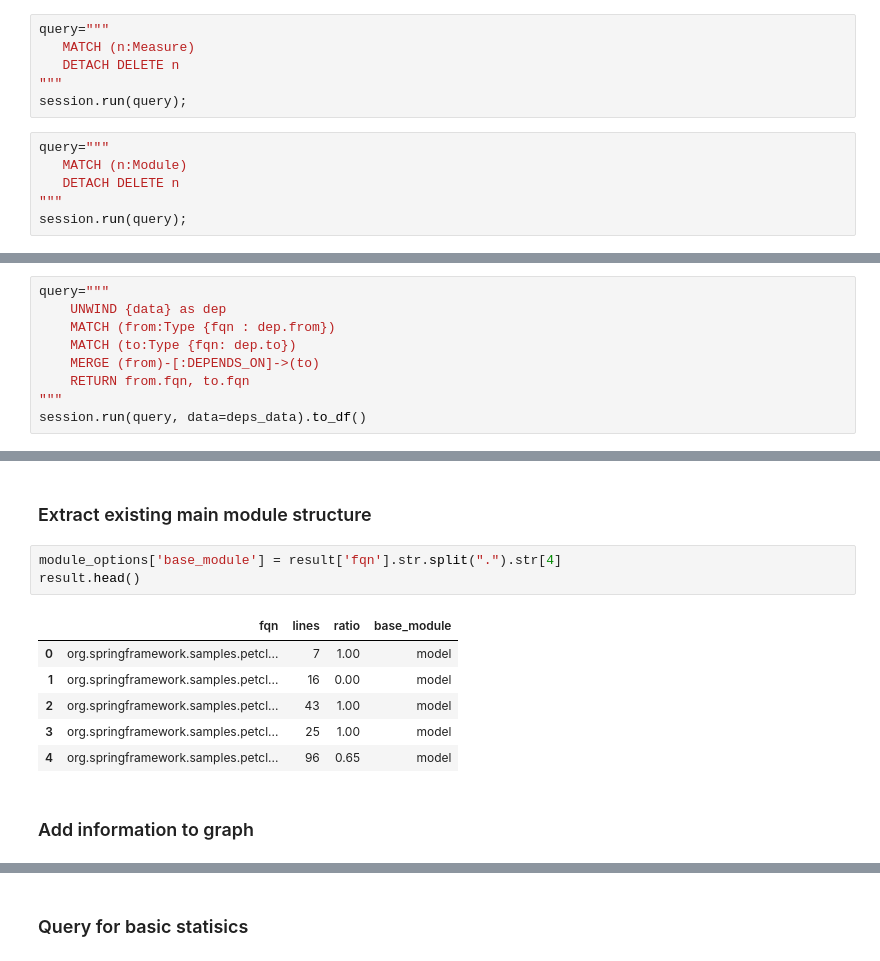
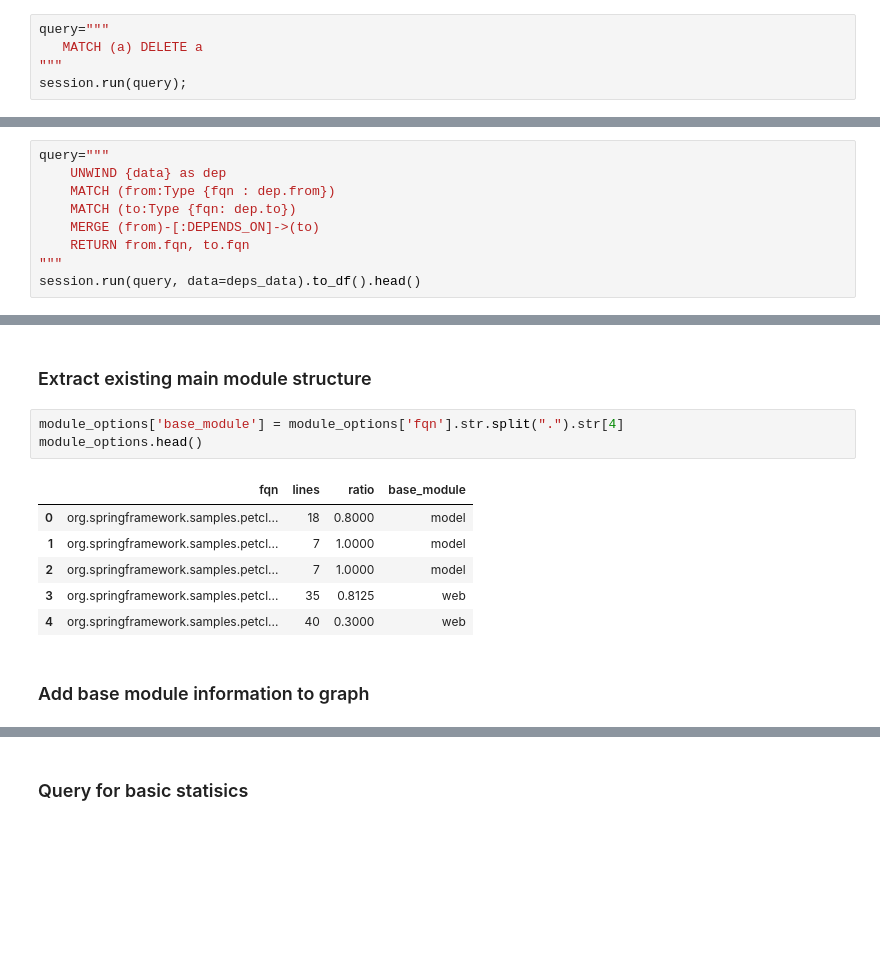
Before and after one commit to feststelltaste/sas2024, a Jupyter notebook: Modularization options with Neo4j.ipynb, the cells around one changed output, grey strips where cells are left out. Cells and saved outputs as stored; diff of their text form; blank space fills up the shorter version.

```diff
--- a/Modularization options with Neo4j.ipynb
+++ b/Modularization options with Neo4j.ipynb
@@ -21,16 +20,9 @@ query="""
 session.run(query);
 # %%
 query="""
-   MATCH (n:Measure)
-   DETACH DELETE n
+   MATCH (a) DELETE a
 """
 session.run(query);
-# %%
-query="""
-   MATCH (n:Module)
-   DETACH DELETE n
-"""
-session.run(query);
 # %% [markdown]
 # Data import
 # %% [markdown]
@@ -162,7 +156,7 @@ query="""
     MERGE (from)-[:DEPENDS_ON]->(to)
     RETURN from.fqn, to.fqn
 """
-session.run(query, data=deps_data).to_df()
+session.run(query, data=deps_data).to_df().head()
 # %% [output]
 |  | from.fqn | to.fqn |
 | 0 | org.springframework.samples.petcl... | org.springframework.samples.petcl... |
@@ -420,17 +396,17 @@ module_options
 # %% [markdown]
 ### Extract existing main module structure
 # %%
-module_options['base_module'] = result['fqn'].str.split(".").str[4]
-result.head()
+module_options['base_module'] = module_options['fqn'].str.split(".").str[4]
+module_options.head()
 # %% [output]
 |  | fqn | lines | ratio | base_module |
-| 0 | org.springframework.samples.petcl... | 7 | 1.00 | model |
-| 1 | org.springframework.samples.petcl... | 16 | 0.00 | model |
-| 2 | org.springframework.samples.petcl... | 43 | 1.00 | model |
-| 3 | org.springframework.samples.petcl... | 25 | 1.00 | model |
-| 4 | org.springframework.samples.petcl... | 96 | 0.65 | model |
+| 0 | org.springframework.samples.petcl... | 18 | 0.8000 | model |
+| 1 | org.springframework.samples.petcl... | 7 | 1.0000 | model |
+| 2 | org.springframework.samples.petcl... | 7 | 1.0000 | model |
+| 3 | org.springframework.samples.petcl... | 35 | 0.8125 | web |
+| 4 | org.springframework.samples.petcl... | 40 | 0.3000 | web |
 # %% [markdown]
-### Add information to graph
+### Add base module information to graph
 # %%
 query="""
     UNWIND {data} as module
```
Also changed, not shown: parts of 31 cells of this notebook, 2 other files.
